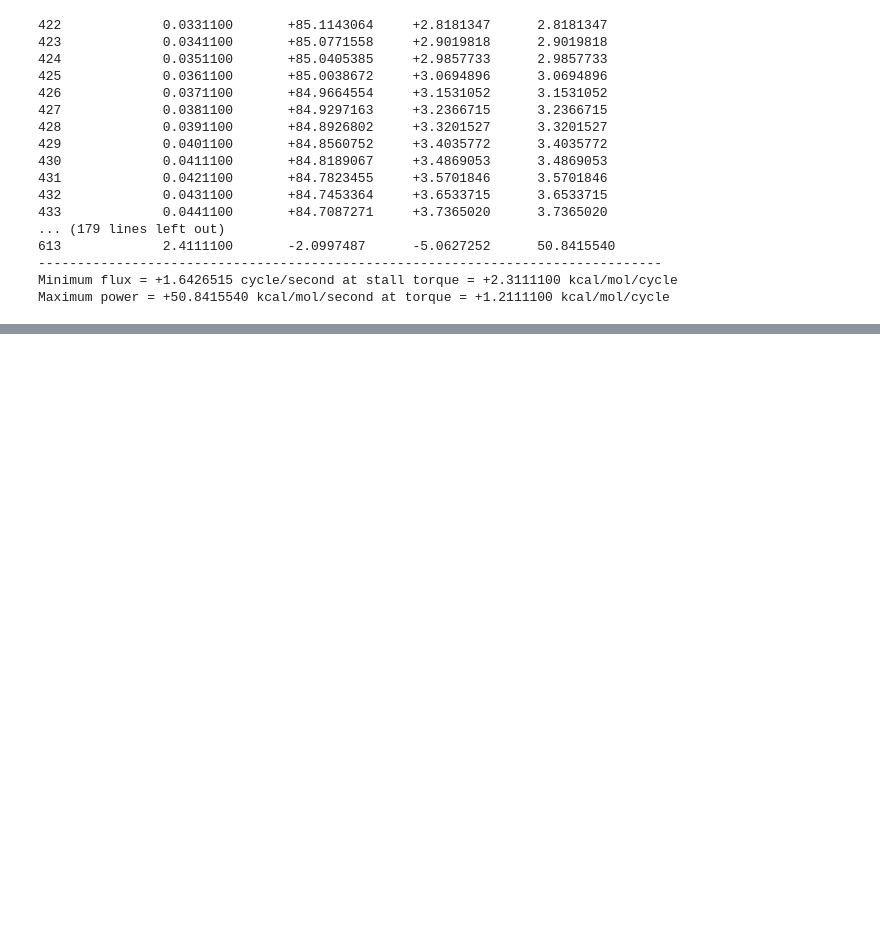
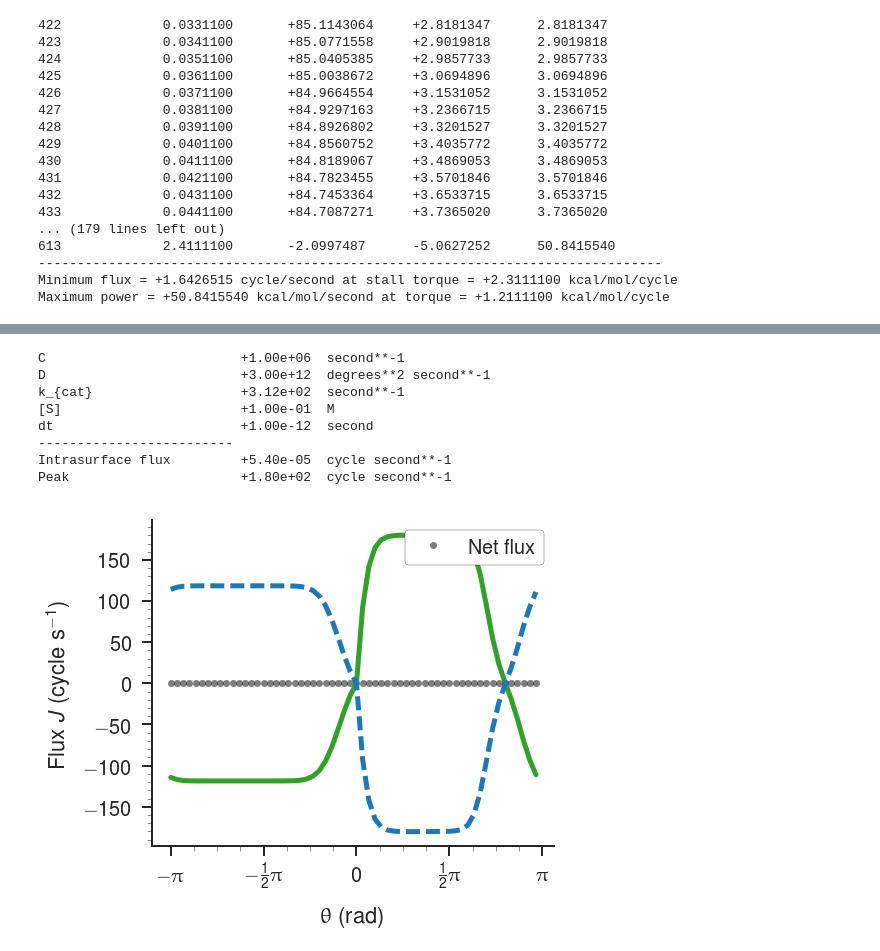
Before and after one commit to slochower/nonequilibrium-master, a Jupyter notebook: notebooks/force-on-barrier/force-on-barrier-quick-explanation.ipynb, the cells around one changed output, grey strips where cells are left out. Saved outputs shown, nothing was run; the diff lists cells and outputs as text; code cells hidden in the pictures; blank space fills up the shorter version.

```diff
--- a/notebooks/force-on-barrier/force-on-barrier-quick-explanation.ipynb
+++ b/notebooks/force-on-barrier/force-on-barrier-quick-explanation.ipynb
@@ -276,15 +273,0 @@ Bound
-# %%
-print('Barrier position\tForce on barrier (apo)\tForce on barrier (bound)\tSum'.expandtabs(30))
-for barrier_position in range(0, 50, 5):
-    blocked = Simulation(data_source='adk_md_data')
-    blocked.name = 'psiSER41'
-    blocked.cSubstrate = 10**-1
-    blocked.barrier = True
-    blocked.barrier_bin = barrier_position
-    blocked.simulate()
-
-    # Calculate the force on the barrier on the apo surface
-    apo_force   = blocked.ss[barrier_position] / bin_width * 0.593 - blocked.ss[barrier_position + 1] / bin_width * 0.593
-    bound_force = blocked.ss[blocked.bins + barrier_position] / bin_width * 0.593 - \
-                  blocked.ss[blocked.bins + barrier_position + 1] / bin_width * 0.593
-    print('{0:1d}\t{1:+5.7e}\t{2:+5.7e}\t{3:+5.7e}'.format(barrier_position, apo_force, bound_force, apo_force + bound_force).expandtabs(30))
@@ -424,0 +396,16 @@ adk_df = pd.read_pickle('../../motors/pickles/adk-concentration-scan.pickle')
+# %%
+for barrier_height in np.arange(0, 100, 1):
+    blocked = Simulation(data_source='adk_md_data')
+    blocked.name = 'psiSER41'
+    blocked.cSubstrate = 10**-1
+
+    blocked.barrier = True
+    blocked.barrier_bin = 30
+    blocked.barrier_height = barrier_height
+
+    blocked.simulate()
+
+    bin_width = bin_width = 2 * np.pi / 60
+    apo_force = blocked.ss[blocked.barrier_bin + 1] / bin_width * 0.593 - blocked.ss[blocked.barrier_bin] / bin_width * 0.593
+    bound_force = blocked.ss[blocked.bins + blocked.barrier_bin + 1] / bin_width * 0.593 - blocked.ss[blocked.bins + blocked.barrier_bin] / bin_width * 0.593
+    print('{0}\t{1:+5.7f}\t{2:+5.7f}\t{3:+5.7f}'.format(barrier_height, apo_force, bound_force, apo_force + bound_force))
@@ -424,0 +430,12 @@ adk_df = pd.read_pickle('../../motors/pickles/adk-concentration-scan.pickle')
+# %%
+plot_flux(blocked)
+# %% [output]
+C                         +1.00e+06  second**-1
+D                         +3.00e+12  degrees**2 second**-1
+k_{cat}                   +3.12e+02  second**-1
+[S]                       +1.00e-01  M
+dt                        +1.00e-12  second
+-------------------------
+Intrasurface flux         +5.40e-05  cycle second**-1
+Peak                      +1.80e+02  cycle second**-1
+[figure, added]
```
Also changed, not shown: parts of 10 cells of this notebook, 1 other file.
